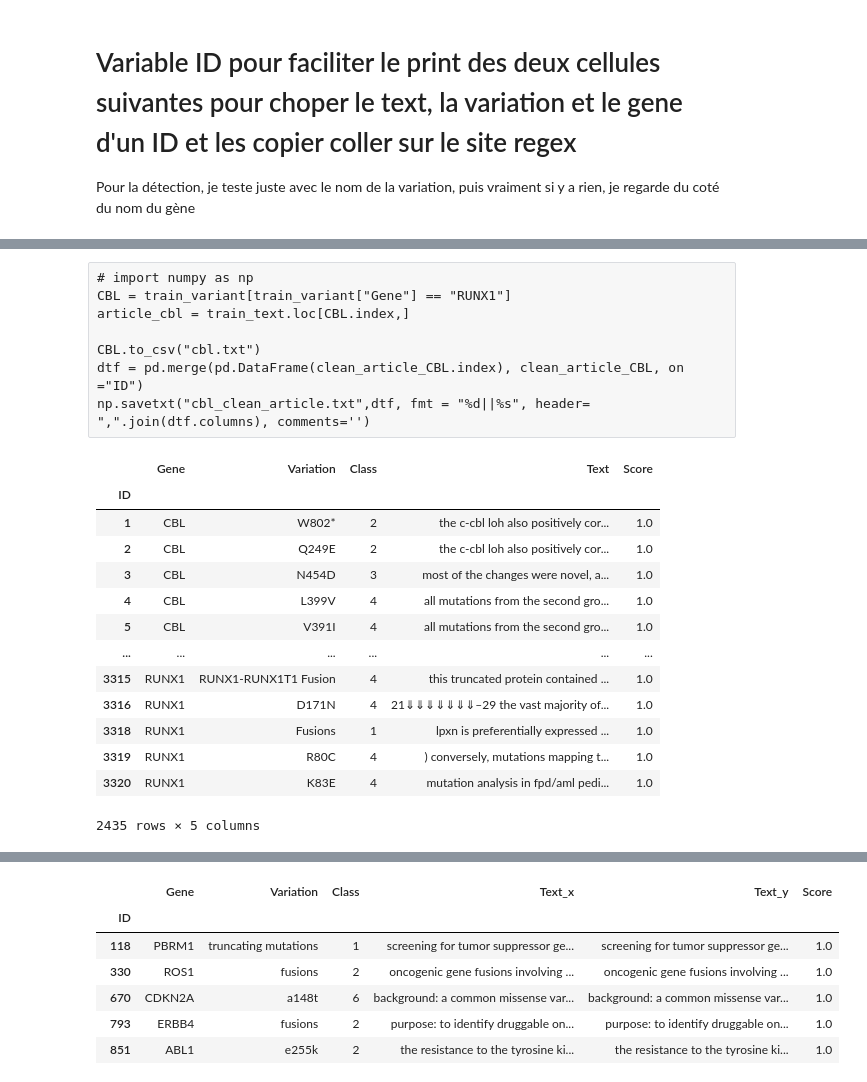
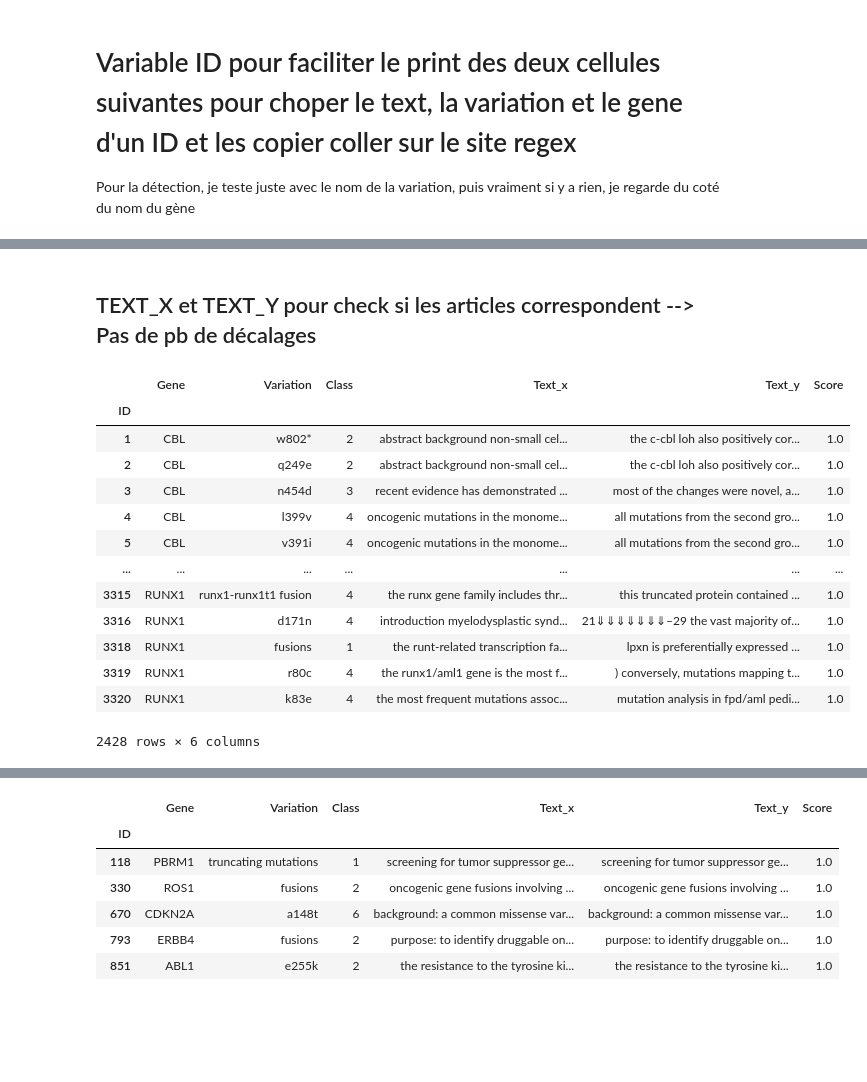
Before and after one commit to Chabname/RAPMC, a Jupyter notebook: notebook/Cancer_deep_learning.ipynb, the cells around one changed output, grey strips where cells are left out. Drawn from its saved outputs; the diff is of its cells as text; code cells hidden in the pictures; blank space fills up the shorter version.

```diff
--- a/notebook/Cancer_deep_learning.ipynb
+++ b/notebook/Cancer_deep_learning.ipynb
@@ -412,28 +558,23 @@ clean_match[clean_match["Score"] == 0]
-# %% [raw]
-# import numpy as np
-CBL = train_variant[train_variant["Gene"] == "RUNX1"]
-article_cbl = train_text.loc[CBL.index,]
-
-CBL.to_csv("cbl.txt")
-dtf = pd.merge(pd.DataFrame(clean_article_CBL.index), clean_article_CBL, on ="ID")
-np.savetxt("cbl_clean_article.txt",dtf, fmt = "%d||%s", header= ",".join(dtf.columns), comments='')
+# %% [markdown]
+## TEXT_X et TEXT_Y pour check si les articles correspondent --> Pas de pb de décalages
 # %%
 clean_match.index.name = "ID"
 new_data = pd.merge(concatenate_data,clean_match, on = "ID")
 # %%
-new_data[new_data["Score"] == 1]
+new_data_best_score =  new_data[new_data["Score"] == 1]
+new_data_best_score
 # %% [output]
-|  | Gene | Variation | Class | Text | Score |
-| ID |  |  |  |  |  |
-| 1 | CBL | W802* | 2 | the c-cbl loh also positively cor... | 1.0 |
-| 2 | CBL | Q249E | 2 | the c-cbl loh also positively cor... | 1.0 |
-| 3 | CBL | N454D | 3 | most of the changes were novel, a... | 1.0 |
-| 4 | CBL | L399V | 4 | all mutations from the second gro... | 1.0 |
-| 5 | CBL | V391I | 4 | all mutations from the second gro... | 1.0 |
-| ... | ... | ... | ... | ... | ... |
-| 3315 | RUNX1 | RUNX1-RUNX1T1 Fusion | 4 | this truncated protein contained ... | 1.0 |
-| 3316 | RUNX1 | D171N | 4 | 21⇓⇓⇓⇓⇓⇓⇓–29 the vast majority of... | 1.0 |
-| 3318 | RUNX1 | Fusions | 1 | lpxn is preferentially expressed ... | 1.0 |
-| 3319 | RUNX1 | R80C | 4 | ) conversely, mutations mapping t... | 1.0 |
-| 3320 | RUNX1 | K83E | 4 | mutation analysis in fpd/aml pedi... | 1.0 |
+|  | Gene | Variation | Class | Text_x | Text_y | Score |
+| ID |  |  |  |  |  |  |
+| 1 | CBL | w802* | 2 | abstract background non-small cel... | the c-cbl loh also positively cor... | 1.0 |
+| 2 | CBL | q249e | 2 | abstract background non-small cel... | the c-cbl loh also positively cor... | 1.0 |
+| 3 | CBL | n454d | 3 | recent evidence has demonstrated ... | most of the changes were novel, a... | 1.0 |
+| 4 | CBL | l399v | 4 | oncogenic mutations in the monome... | all mutations from the second gro... | 1.0 |
+| 5 | CBL | v391i | 4 | oncogenic mutations in the monome... | all mutations from the second gro... | 1.0 |
+| ... | ... | ... | ... | ... | ... | ... |
+| 3315 | RUNX1 | runx1-runx1t1 fusion | 4 | the runx gene family includes thr... | this truncated protein contained ... | 1.0 |
+| 3316 | RUNX1 | d171n | 4 | introduction myelodysplastic synd... | 21⇓⇓⇓⇓⇓⇓⇓–29 the vast majority of... | 1.0 |
+| 3318 | RUNX1 | fusions | 1 | the runt-related transcription fa... | lpxn is preferentially expressed ... | 1.0 |
+| 3319 | RUNX1 | r80c | 4 | the runx1/aml1 gene is the most f... | ) conversely, mutations mapping t... | 1.0 |
+| 3320 | RUNX1 | k83e | 4 | the most frequent mutations assoc... | mutation analysis in fpd/aml pedi... | 1.0 |
-2435 rows × 5 columns
+2428 rows × 6 columns
```
Also changed, not shown: parts of 40 cells of this notebook.
